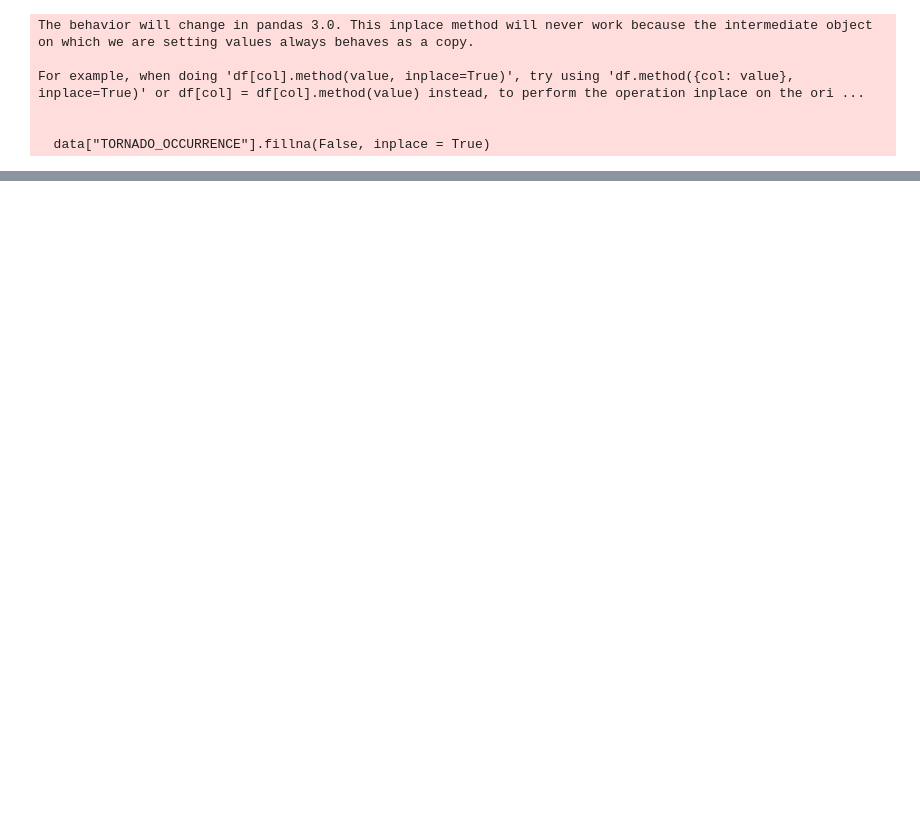
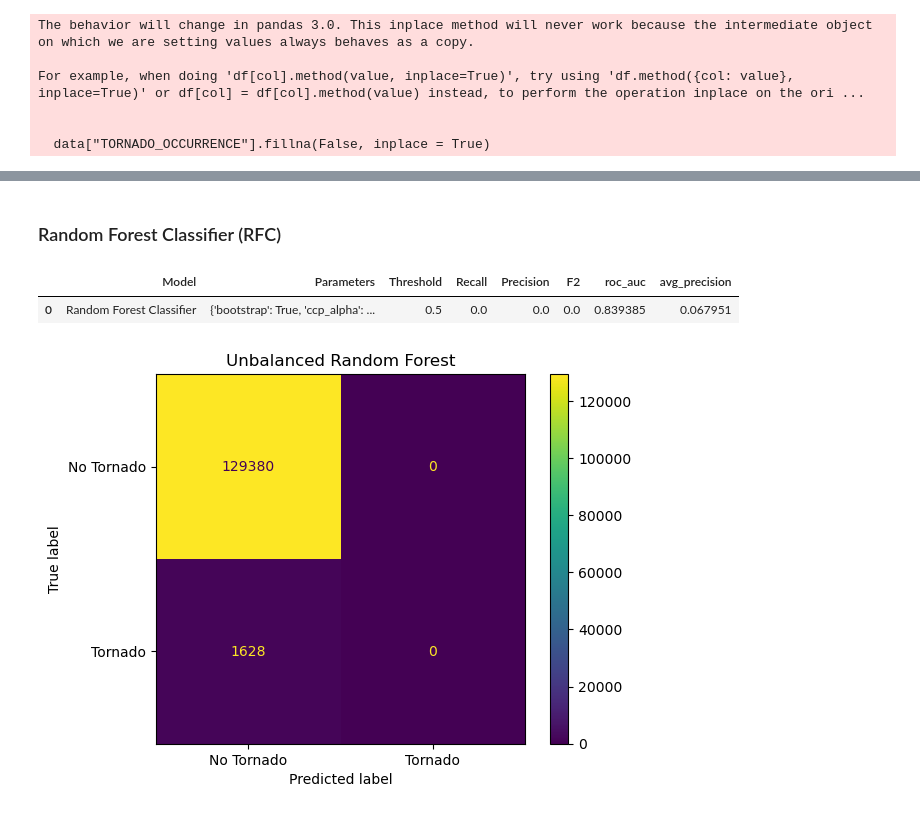
Before and after one commit to Erdos-Projects/fall-2025-predicting-tornadoes, a Jupyter notebook: notebooks/baseline.ipynb, the cells around one changed output, grey strips where cells are left out. Saved outputs shown, nothing was run; the diff lists cells and outputs as text; code cells hidden in the pictures; blank space fills up the shorter version.

```diff
--- a/notebooks/baseline.ipynb
+++ b/notebooks/baseline.ipynb
@@ -155,0 +346,27 @@ Average Precision Score: 0.012426722032242305
+# %% [markdown]
+### Random Forest Classifier (RFC)
+# %%
+rfc= RandomForestClassifier(n_estimators=200,random_state=42)
+
+rfc.fit(X_train,y_train)
+
+metrics,preds_rfc,probs_rfc = summarize_metrics(rfc,
+                                        "Random Forest Classifier",
+                                        X_test,
+                                        y_test)
+results_df = pd.concat([results_df,pd.DataFrame([metrics])],ignore_index=True)
+
+pd.DataFrame([metrics])
+# %% [output]
+|  | Model | Parameters | Threshold | Recall | Precision | F2 | roc_auc | avg_precision |
+| 0 | Random Forest Classifier | {'bootstrap': True, 'ccp_alpha': ... | 0.5 | 0.0 | 0.0 | 0.0 | 0.839385 | 0.067951 |
+# %%
+rfc_cm=confusion_matrix(y_test, preds_rfc,labels =[False, True])
+rfc_cmd = ConfusionMatrixDisplay(rfc_cm,display_labels=['No Tornado', 'Tornado'])
+rfc_cmd.plot()
+plt.title('Unbalanced Random Forest')
+path = pathlib.Path('results/baseline_model_figures/unbal_random_forest.png')
+plt.savefig(project_root/path)
+plt.show()
+# %% [output]
+[figure, added]
```
Also changed, not shown: parts of 45 cells of this notebook, 12 other files.
